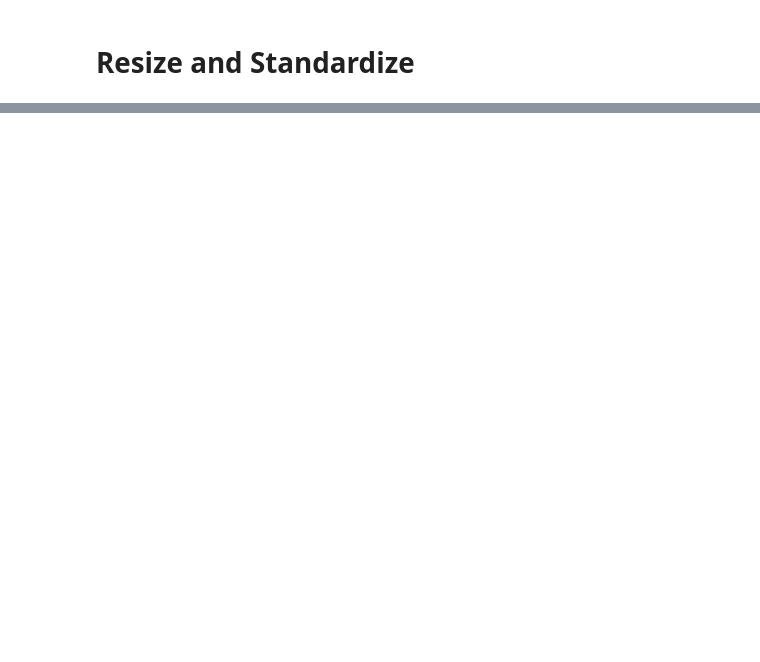
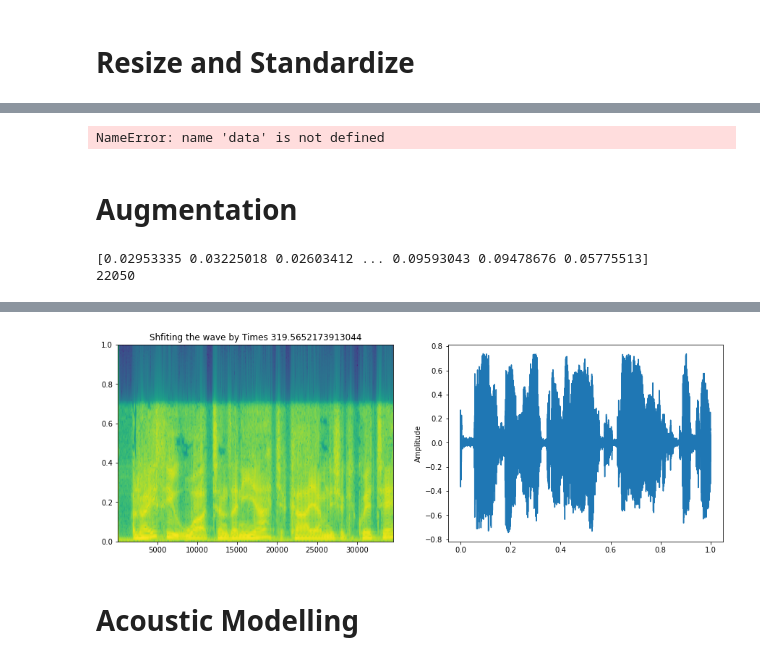
Before and after one commit to AmonKi/swahili-speech-text, a Jupyter notebook: Notebooks/preprocessing.ipynb, the cells around one changed output, grey strips where cells are left out. Drawn from its saved outputs; the diff is of its cells as text; code cells hidden in the pictures; blank space fills up the shorter version.

```diff
--- a/Notebooks/preprocessing.ipynb
+++ b/Notebooks/preprocessing.ipynb
@@ -234,0 +268,6 @@ preprocessing_pipeline.process(Path_to_train)
+# %%
+data['key']=data['key'].apply(lambda x: make_stereo(x))
+# %% [output]
+NameError: name 'data' is not defined
+# %% [markdown]
+# Augmentation #
@@ -234,0 +283,26 @@ preprocessing_pipeline.process(Path_to_train)
+# %%
+
+train_audio_path = '/home/amon/Downloads/ALFFA_PUBLIC/ASR/SWAHILI/data/train/wav/'
+samples, sample_rate = librosa.load(train_audio_path+'SWH-05-20101106/SWH-05-20101106_16k-emission_swahili_05h30_-_06h00_tu_20101106_part10.wav')
+print(samples)
+print(sample_rate)
+# %% [output]
+[0.02953335 0.03225018 0.02603412 ... 0.09593043 0.09478676 0.05775513]
+22050
+# %%
+x = random.randint(100)
+def plot_spec(data:np.array,sr:int) -> None:
+  '''
+  Function for plotting spectrogram along with amplitude wave graph
+  '''
+
+  fig, ax = plt.subplots(1,2,figsize=(15,5))
+  ax[0].title.set_text(f'Shfiting the wave by Times {sr/x}')
+  ax[0].specgram(data,Fs=2)
+  ax[1].set_ylabel('Amplitude')
+  ax[1].plot(np.linspace(0,1,len(data)), data)
+# %%
+wav_roll = np.roll(samples,int(sample_rate/x))
+plot_spec(data=wav_roll,sr=sample_rate)
+ipd.Audio(wav_roll,rate=sample_rate)
+# %% [output]
@@ -234,0 +310,3 @@ preprocessing_pipeline.process(Path_to_train)
+[figure, added]
+# %% [markdown]
+# Acoustic Modelling #
```
Also changed, not shown: parts of 6 cells of this notebook, 1 other file.
